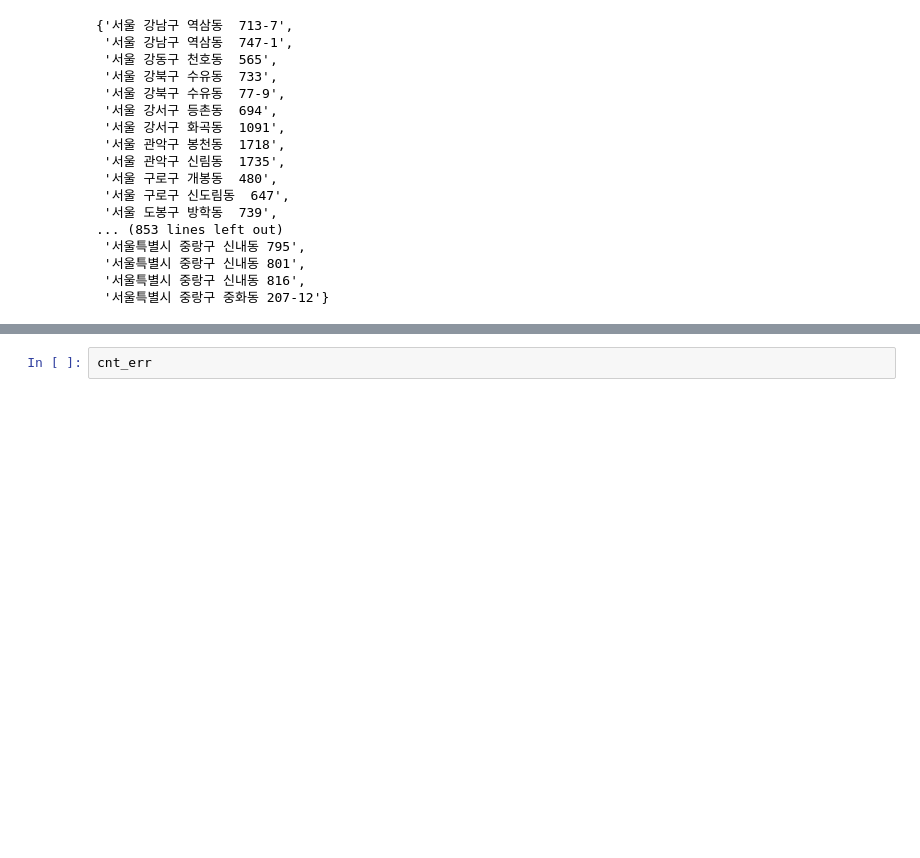
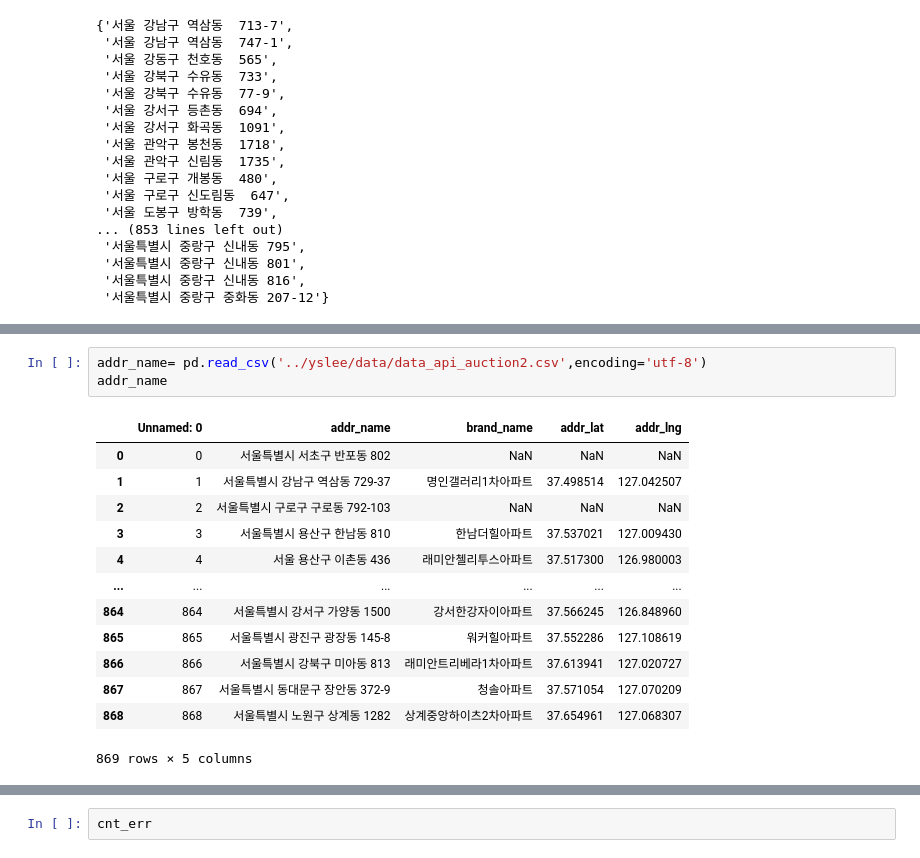
Before and after one commit to JinsolPark/final_project, a Jupyter notebook: yslee/lys_전처리 및 API_아파트경매_이유성수정.ipynb, the cells around one changed output, grey strips where cells are left out. Saved outputs shown, nothing was run; the diff lists cells and outputs as text; blank space fills up the shorter version.

```diff
--- a/yslee/lys_전처리 및 API_아파트경매_이유성수정.ipynb
+++ b/yslee/lys_전처리 및 API_아파트경매_이유성수정.ipynb
@@ -343 +372,18 @@ cnt_err = 0
+# %%
+addr_name= pd.read_csv('../yslee/data/data_api_auction2.csv',encoding='utf-8')
+addr_name
+# %% [output]
+|  | Unnamed: 0 | addr_name | brand_name | addr_lat | addr_lng |
+| 0 | 0 | 서울특별시 서초구 반포동 802 | NaN | NaN | NaN |
+| 1 | 1 | 서울특별시 강남구 역삼동 729-37 | 명인갤러리1차아파트 | 37.498514 | 127.042507 |
+| 2 | 2 | 서울특별시 구로구 구로동 792-103 | NaN | NaN | NaN |
+| 3 | 3 | 서울특별시 용산구 한남동 810 | 한남더힐아파트 | 37.537021 | 127.009430 |
+| 4 | 4 | 서울 용산구 이촌동 436 | 래미안첼리투스아파트 | 37.517300 | 126.980003 |
+| ... | ... | ... | ... | ... | ... |
+| 864 | 864 | 서울특별시 강서구 가양동 1500 | 강서한강자이아파트 | 37.566245 | 126.848960 |
+| 865 | 865 | 서울특별시 광진구 광장동 145-8 | 워커힐아파트 | 37.552286 | 127.108619 |
+| 866 | 866 | 서울특별시 강북구 미아동 813 | 래미안트리베라1차아파트 | 37.613941 | 127.020727 |
+| 867 | 867 | 서울특별시 동대문구 장안동 372-9 | 청솔아파트 | 37.571054 | 127.070209 |
+| 868 | 868 | 서울특별시 노원구 상계동 1282 | 상계중앙하이츠2차아파트 | 37.654961 | 127.068307 |
+869 rows × 5 columns
 # %%
```
Also changed, not shown: parts of 9 cells of this notebook.
